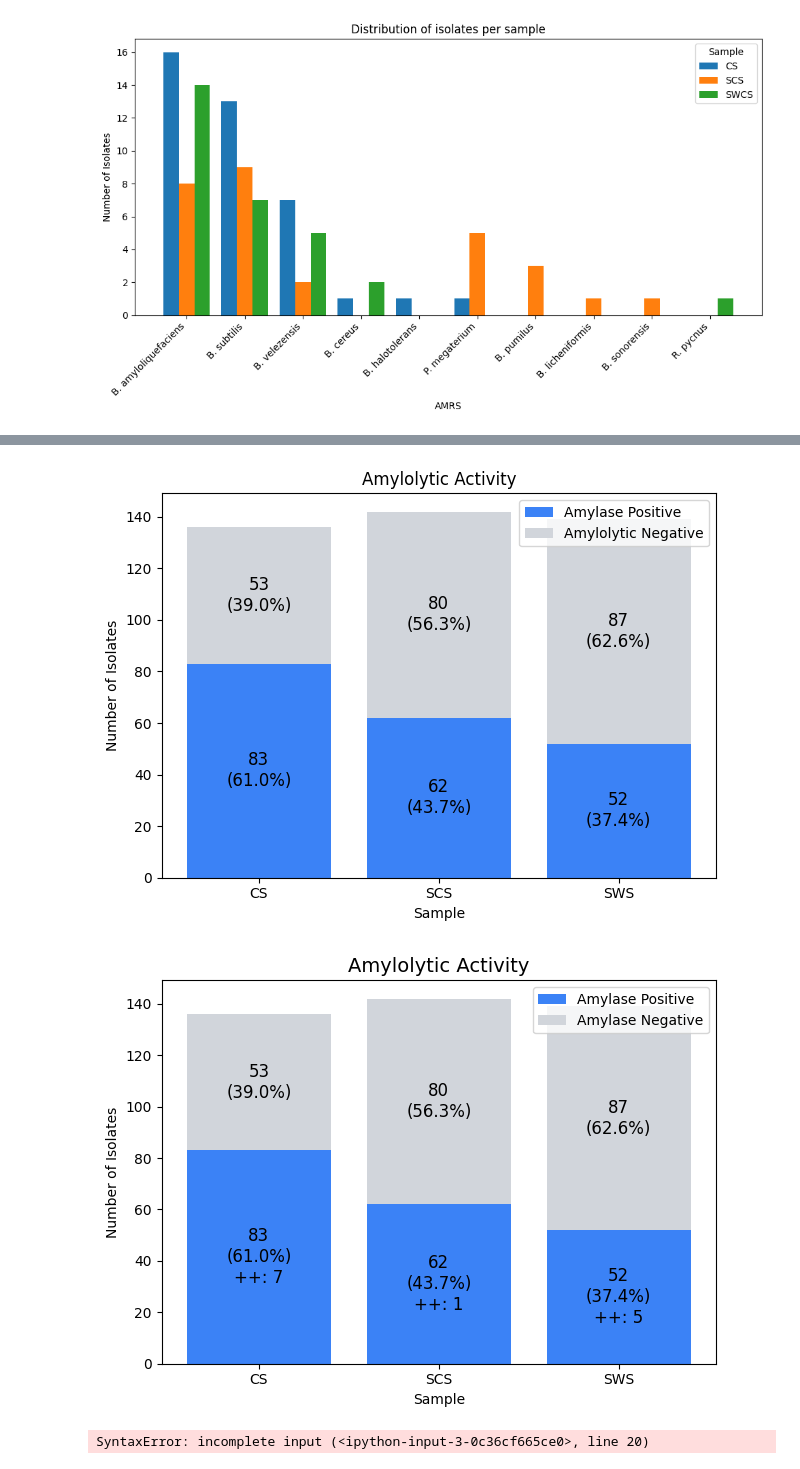
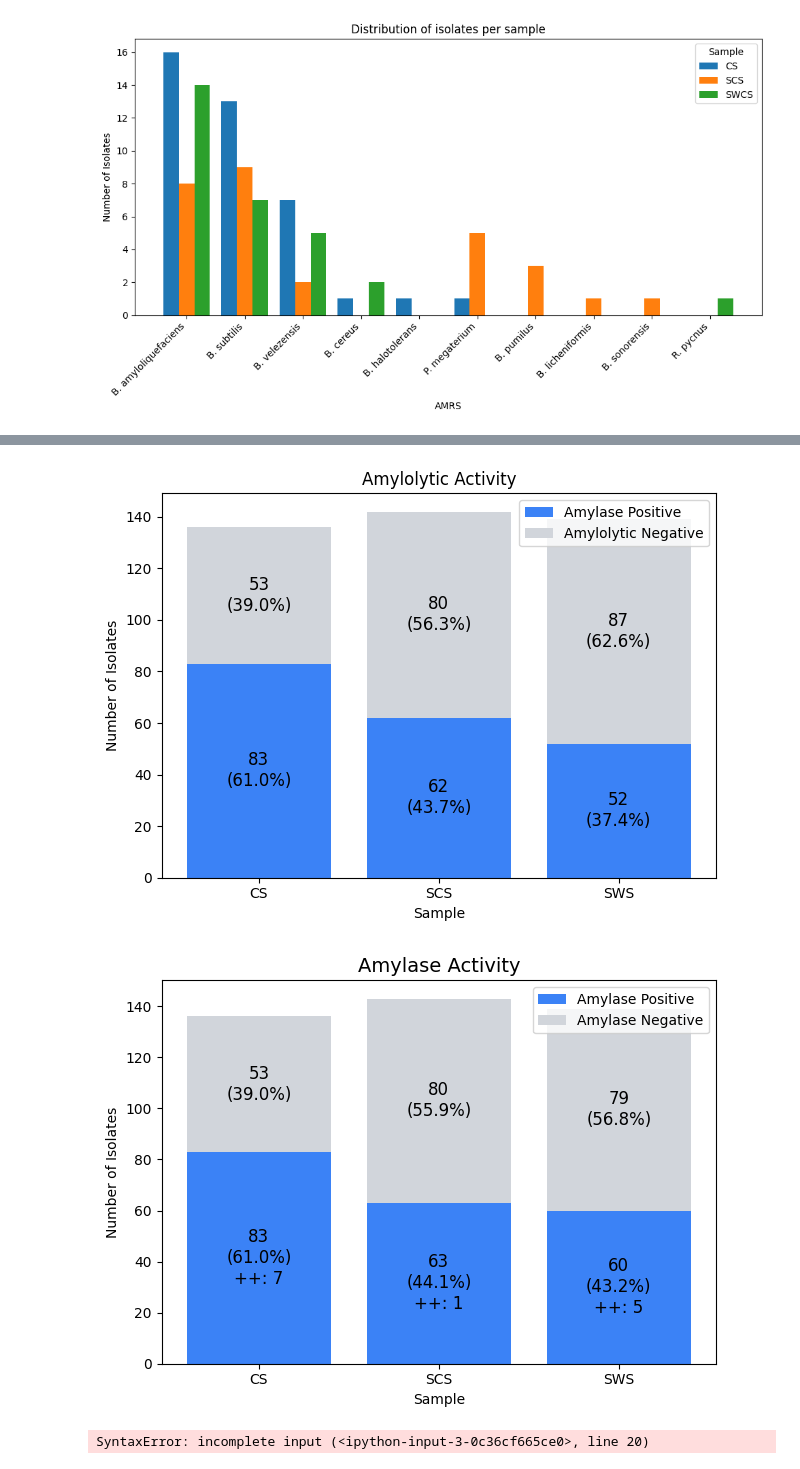
Before and after one commit to vanessafeldmann86-alt/Aerobic-mesophilic-spore-forming-bacteria, a Jupyter notebook: Untitled3.ipynb, the cells around one changed output, grey strips where cells are left out. Saved outputs shown, nothing was run; the diff lists cells and outputs as text; code cells hidden in the pictures.

```diff
--- a/Untitled3.ipynb
+++ b/Untitled3.ipynb
@@ -219,43 +219,44 @@ import numpy as np
 
 # Dados
 samples = ['CS', 'SCS', 'SWS']
-positive = np.array([83, 62, 52])
-negative = np.array([53, 80, 87])
+positive = np.array([83, 63, 60])
+negative = np.array([53, 80, 79])
 totals = positive + negative
 
 # Número de "++" entre os positivos
 double_positive = [7, 1, 5]
 
 # Gráfico
 fig, ax = plt.subplots()
 bar1 = ax.bar(samples, positive, label='Amylase Positive', color='#3b82f6')
 bar2 = ax.bar(samples, negative, bottom=positive, label='Amylase Negative', color='#d1d5db')
 
 # Adiciona textos com porcentagem e ++
+
 for i in range(len(samples)):
     pos_pct = positive[i]/totals[i]*100
     ax.text(i, positive[i]/2, f'{positive[i]}\n({pos_pct:.1f}%)\n++: {double_positive[i]}',
             ha='center', va='center', color='black', fontsize=12)
 
     neg_pct = negative[i]/totals[i]*100
     ax.text(i, positive[i] + negative[i]/2, f'{negative[i]}\n({neg_pct:.1f}%)',
             ha='center', va='center', color='black', fontsize=12)
 
 
 # Títulos e legendas
-ax.set_title('Amylolytic Activity', fontsize=14)
+ax.set_title('Amylase Activity', fontsize=14)
 ax.set_ylabel('Number of Isolates')
 ax.set_xlabel('Sample')
 ax.legend()
 plt.tight_layout()
 plt.show()
 # %% [output]
 [figure]
 [figure]
 [figure]
 [figure]
 [figure]
-[figure, old version]
+[figure, new version]
 # %%
 import pandas as pd
 import seaborn as sns
```
Also changed, not shown: parts of 1 cell of this notebook.
